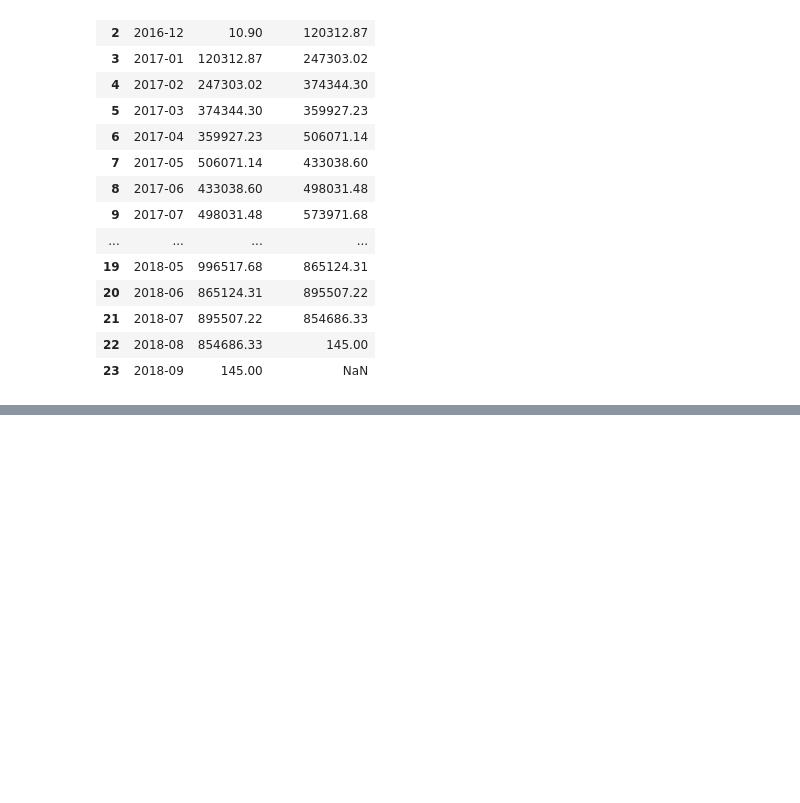
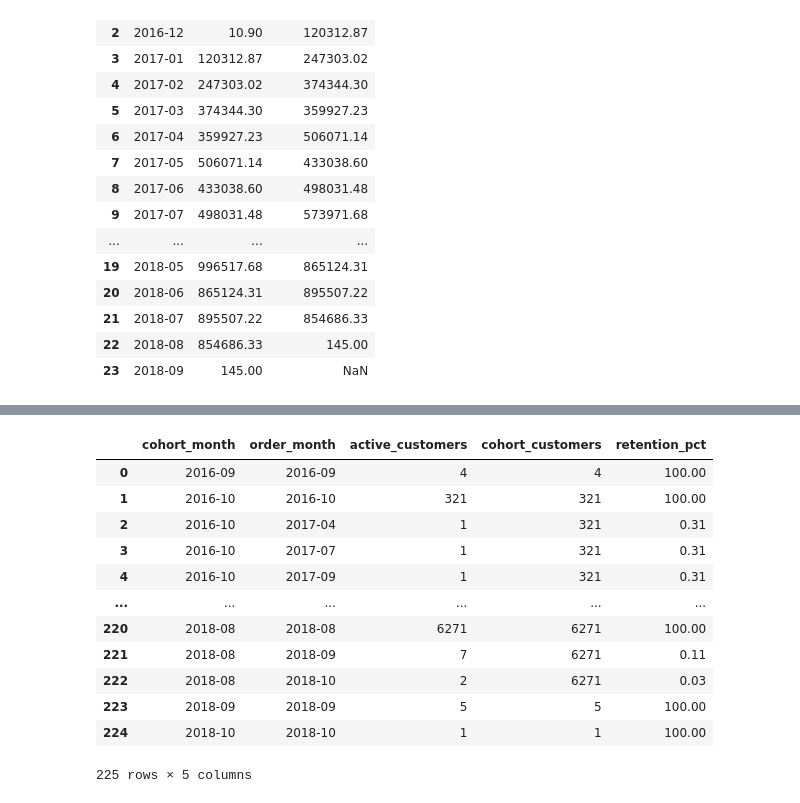
Before and after one commit to art-IT-DS/sql-practice, a Jupyter notebook: exp_tasks_2.ipynb, the cells around one changed output, grey strips where cells are left out. Saved outputs shown, nothing was run; the diff lists cells and outputs as text; code cells hidden in the pictures; blank space fills up the shorter version.

```diff
--- a/exp_tasks_2.ipynb
+++ b/exp_tasks_2.ipynb
@@ -664,0 +836,13 @@ all ok
+# %%
+pd.set_option('display.max_rows',10)
+
+sqldf("""
+    SELECT
+        strftime('%Y-%m', orders.order_purchase_timestamp) AS month,
+        COUNT(DISTINCT orders.order_id) AS orders_count,
+        SUM(order_items.price) AS revenue
+    FROM orders
+    JOIN order_items ON orders.order_id = order_items.order_id
+    GROUP BY month
+    ORDER BY month
+""")
@@ -664,0 +987,58 @@ all ok
+# %%
+sqldf("""
+    WITH first_order AS(
+        SELECT
+            customers.customer_unique_id,
+            MIN(orders.order_purchase_timestamp) AS first_order_date
+        FROM orders
+        JOIN customers ON orders.customer_id = customers.customer_id
+        GROUP BY customers.customer_unique_id
+    ),
+    cohort_size AS(
+        SELECT
+            strftime('%Y-%m',first_order.first_order_date) AS cohort_month,
+            COUNT(DISTINCT customer_unique_id) AS cohort_customers
+        FROM first_order
+        GROUP BY cohort_month
+    ),
+    customer_orders AS(
+        SELECT
+            customers.customer_unique_id,
+            strftime('%Y-%m', orders.order_purchase_timestamp) AS order_month
+        FROM orders
+        JOIN customers ON orders.customer_id = customers.customer_id
+        GROUP BY customers.customer_unique_id,order_month
+    ),
+    cohort_activity AS(
+        SELECT
+            strftime('%Y-%m',first_order.first_order_date) AS cohort_month,
+            customer_orders.order_month,
+            COUNT(DISTINCT customer_orders.customer_unique_id) AS active_customers
+        FROM first_order
+        JOIN customer_orders ON first_order.customer_unique_id = customer_orders.customer_unique_id
+        GROUP BY cohort_month, customer_orders.order_month
+    )
+    SELECT
+        cohort_activity.cohort_month,
+        cohort_activity.order_month,
+        cohort_activity.active_customers,
+        cohort_size.cohort_customers,
+        ROUND(cohort_activity.active_customers*100.0/cohort_size.cohort_customers, 2) AS retention_pct
+    FROM cohort_activity
+    JOIN cohort_size ON cohort_activity.cohort_month = cohort_size.cohort_month
+    ORDER BY cohort_activity.cohort_month, order_month
+""")
+# %% [output]
+|  | cohort_month | order_month | active_customers | cohort_customers | retention_pct |
+| 0 | 2016-09 | 2016-09 | 4 | 4 | 100.00 |
+| 1 | 2016-10 | 2016-10 | 321 | 321 | 100.00 |
+| 2 | 2016-10 | 2017-04 | 1 | 321 | 0.31 |
+| 3 | 2016-10 | 2017-07 | 1 | 321 | 0.31 |
+| 4 | 2016-10 | 2017-09 | 1 | 321 | 0.31 |
+| ... | ... | ... | ... | ... | ... |
+| 220 | 2018-08 | 2018-08 | 6271 | 6271 | 100.00 |
+| 221 | 2018-08 | 2018-09 | 7 | 6271 | 0.11 |
+| 222 | 2018-08 | 2018-10 | 2 | 6271 | 0.03 |
+| 223 | 2018-09 | 2018-09 | 5 | 5 | 100.00 |
+| 224 | 2018-10 | 2018-10 | 1 | 1 | 100.00 |
+225 rows × 5 columns
```
Also changed, not shown: parts of 18 cells of this notebook, 1 other file.
